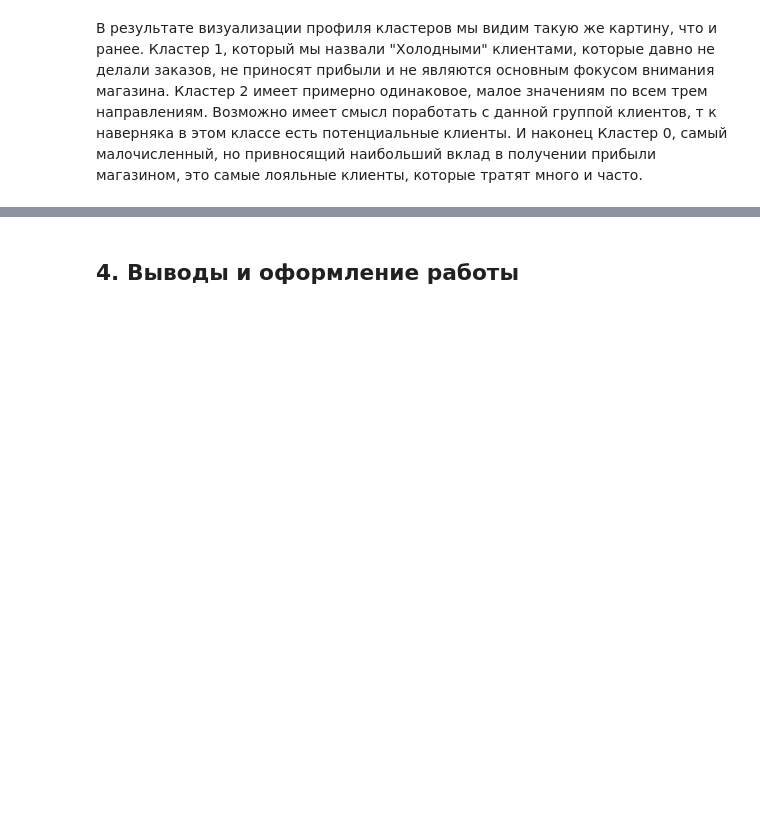
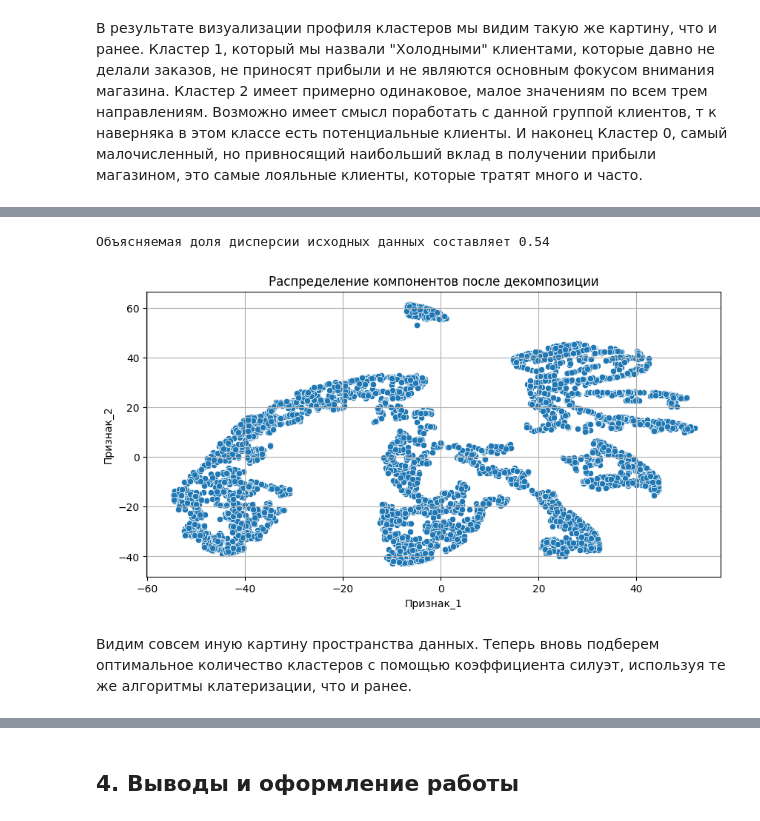
Before and after one commit to dariazvonareva/Project_6_Segmentation_of_online_shop_customers, a Jupyter notebook: PROJECT-6._Сегментация_клиентов_онлайн-магазина.ipynb, the cells around one changed output, grey strips where cells are left out. Drawn from its saved outputs; the diff is of its cells as text; code cells hidden in the pictures; blank space fills up the shorter version.

```diff
--- a/PROJECT-6._Сегментация_клиентов_онлайн-магазина.ipynb
+++ b/PROJECT-6._Сегментация_клиентов_онлайн-магазина.ipynb
@@ -1132,0 +1146,20 @@ Label
+# %%
+RFM_tab.drop('Label', axis=1, inplace=True)
+pipeline_tsne = Pipeline([('scaler', StandardScaler()), ('tsne', TSNE(n_components=2, perplexity=50, random_state=42))])
+RFM_norm_tsne = pipeline_tsne.fit_transform(RFM_tab)
+RFM_norm_tsne = pd.DataFrame(RFM_norm_tsne, columns=['Признак_1', 'Признак_2'])
+print('Объясняемая доля дисперсии исходных данных составляет {:.2}'.format(pipeline_tsne['tsne'].kl_divergence_))
+# %% [output]
+Объясняемая доля дисперсии исходных данных составляет 0.54
+# %%
+#Визуализируем пространство после декомпозиции с помощью t-SNE
+fig = plt.figure(figsize=(10,5))
+scatt = sns.scatterplot(x=RFM_norm_tsne['Признак_1'],
+                y=RFM_norm_tsne['Признак_2'])
+scatt.set_title('Распределение компонентов после декомпозиции')
+scatt.grid()
+# %% [output]
+[figure, added]
+# %% [markdown]
+Видим совсем иную картину пространства данных.
+Теперь вновь подберем оптимальное количество кластеров с помощью коэффициента силуэт, используя те же алгоритмы клатеризации, что и ранее.
```
Also changed, not shown: parts of 35 cells of this notebook, 1 other file.
